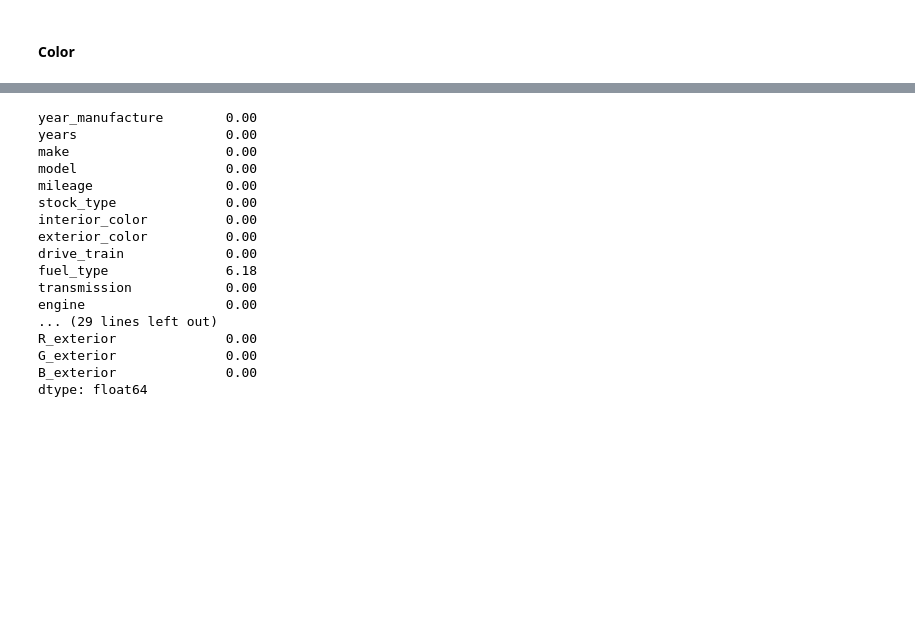
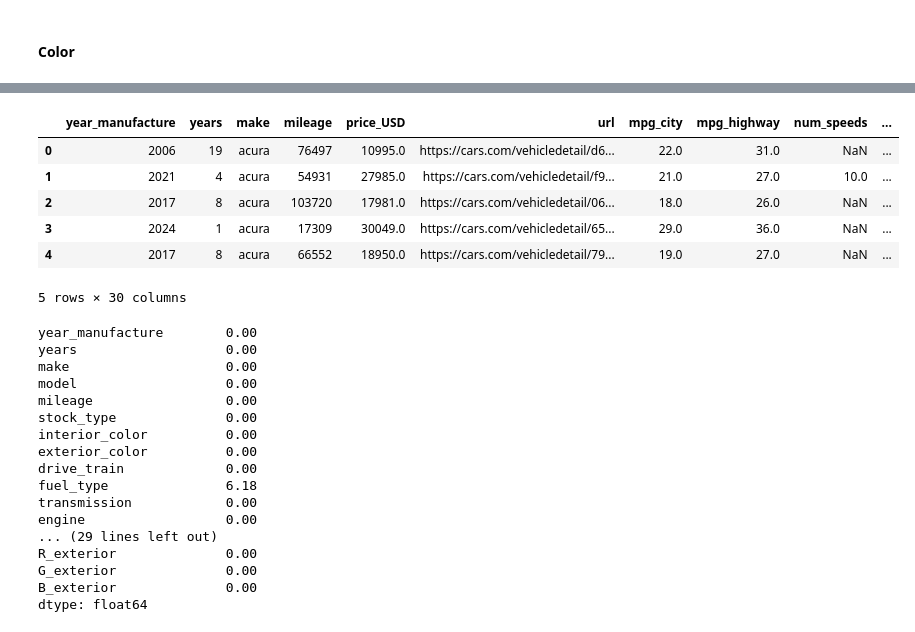
Before and after one commit to jcllanu/residual-value, a Jupyter notebook: residual_value_model.ipynb, the cells around one changed output, grey strips where cells are left out. Cells and saved outputs as stored; diff of their text form; code cells hidden in the pictures; blank space fills up the shorter version.

```diff
--- a/residual_value_model.ipynb
+++ b/residual_value_model.ipynb
@@ -851,0 +1084,12 @@ sorted_color_list[0:500]
+# %%
+# We remove the original color variables
+df.drop(columns=['interior_color', 'exterior_color'], inplace=True)
+df.head()
+# %% [output]
+|  | year_manufacture | years | make | mileage | price_USD | url | mpg_city | mpg_highway | num_speeds | ... |
+| 0 | 2006 | 19 | acura | 76497 | 10995.0 | https://cars.com/vehicledetail/d6... | 22.0 | 31.0 | NaN | ... |
+| 1 | 2021 | 4 | acura | 54931 | 27985.0 | https://cars.com/vehicledetail/f9... | 21.0 | 27.0 | 10.0 | ... |
+| 2 | 2017 | 8 | acura | 103720 | 17981.0 | https://cars.com/vehicledetail/06... | 18.0 | 26.0 | NaN | ... |
+| 3 | 2024 | 1 | acura | 17309 | 30049.0 | https://cars.com/vehicledetail/65... | 29.0 | 36.0 | NaN | ... |
+| 4 | 2017 | 8 | acura | 66552 | 18950.0 | https://cars.com/vehicledetail/79... | 19.0 | 27.0 | NaN | ... |
+5 rows × 30 columns
```
Also changed, not shown: parts of 64 cells of this notebook, 2 other files.
